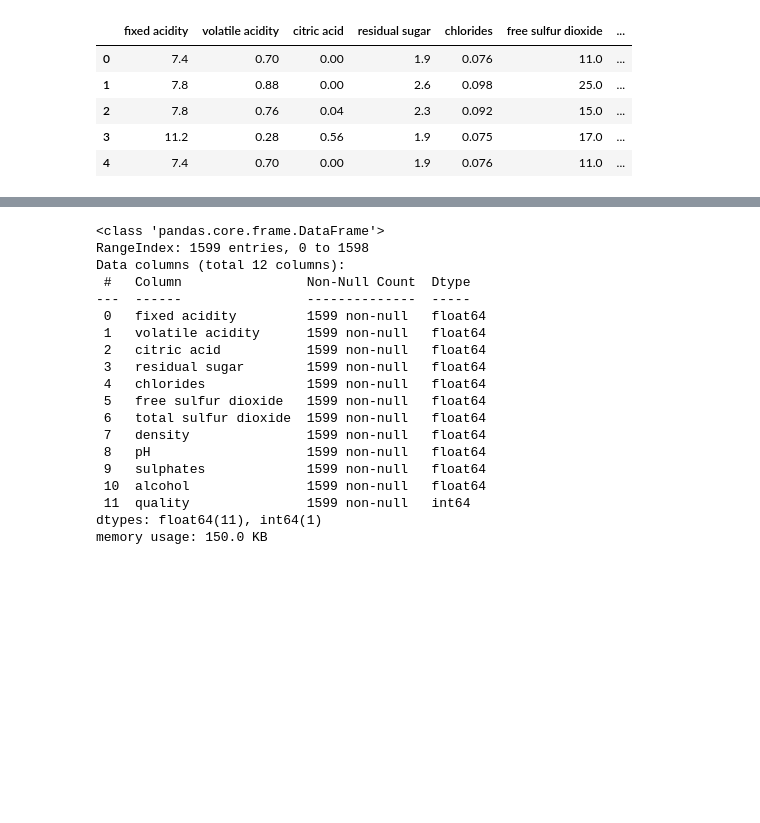
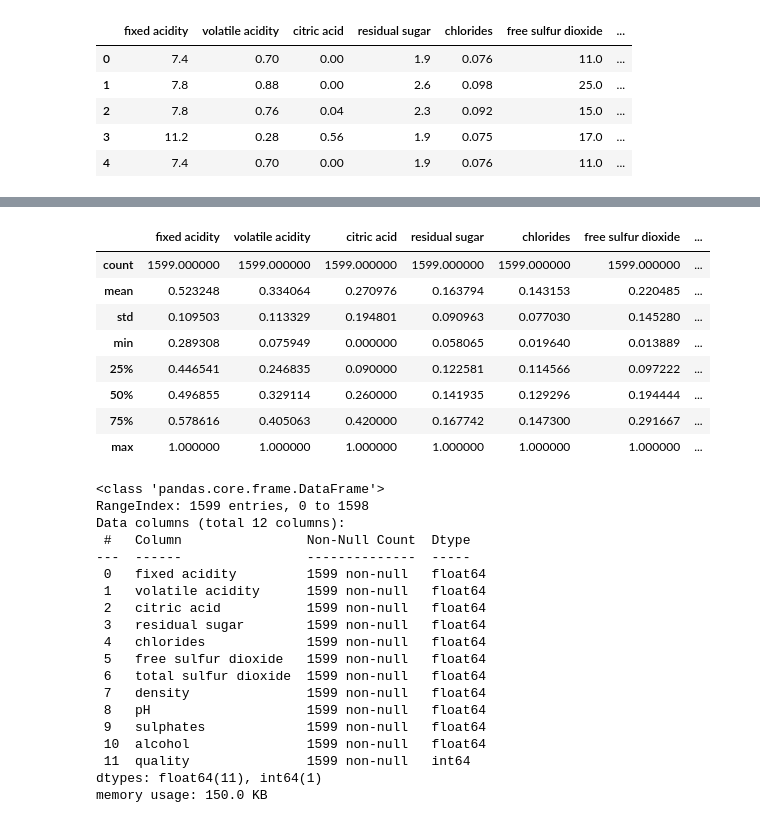
Before and after one commit to akt1215/AITemplate, a Jupyter notebook: Kaggle/WineQuality/Code/Wine_Quality.ipynb, the cells around one changed output, grey strips where cells are left out. Saved outputs shown, nothing was run; the diff lists cells and outputs as text; code cells hidden in the pictures; blank space fills up the shorter version.

```diff
--- a/Kaggle/WineQuality/Code/Wine_Quality.ipynb
+++ b/Kaggle/WineQuality/Code/Wine_Quality.ipynb
@@ -29,3 +52,15 @@ data.head()
+# %%
+data.describe()
+# %% [output]
+|  | fixed acidity | volatile acidity | citric acid | residual sugar | chlorides | free sulfur dioxide | ... |
+| count | 1599.000000 | 1599.000000 | 1599.000000 | 1599.000000 | 1599.000000 | 1599.000000 | ... |
+| mean | 0.523248 | 0.334064 | 0.270976 | 0.163794 | 0.143153 | 0.220485 | ... |
+| std | 0.109503 | 0.113329 | 0.194801 | 0.090963 | 0.077030 | 0.145280 | ... |
+| min | 0.289308 | 0.075949 | 0.000000 | 0.058065 | 0.019640 | 0.013889 | ... |
+| 25% | 0.446541 | 0.246835 | 0.090000 | 0.122581 | 0.114566 | 0.097222 | ... |
+| 50% | 0.496855 | 0.329114 | 0.260000 | 0.141935 | 0.129296 | 0.194444 | ... |
+| 75% | 0.578616 | 0.405063 | 0.420000 | 0.167742 | 0.147300 | 0.291667 | ... |
+| max | 1.000000 | 1.000000 | 1.000000 | 1.000000 | 1.000000 | 1.000000 | ... |
 # %%
 data.info()
 # %% [output]
```
Also changed, not shown: parts of 7 cells of this notebook, 7 other files.
